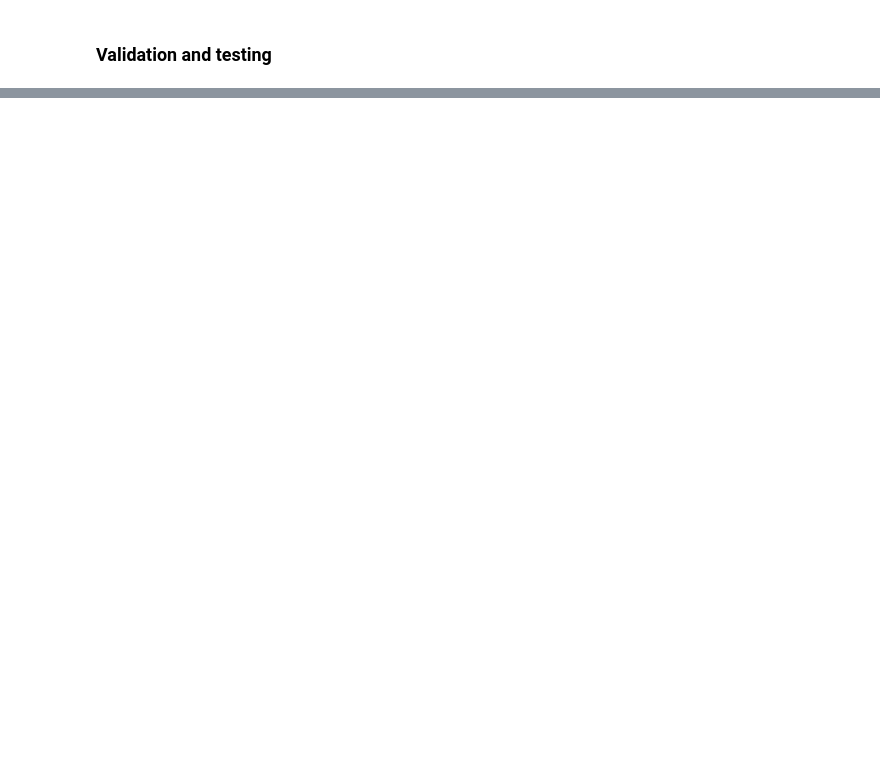
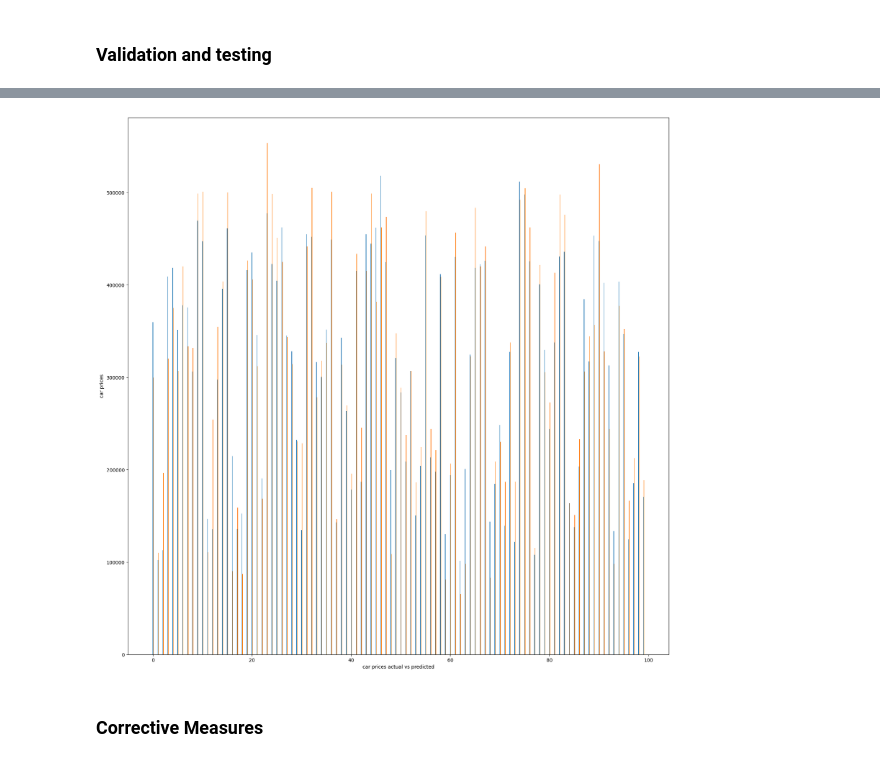
Before and after one commit to alihaider-ml/Deep_Learning_For_Computer_Vision, a Jupyter notebook: Deep_Learning_for_Computer_vision.ipynb, the cells around one changed output, grey strips where cells are left out. Drawn from its saved outputs; the diff is of its cells as text; code cells hidden in the pictures; blank space fills up the shorter version.

```diff
--- a/Deep_Learning_for_Computer_vision.ipynb
+++ b/Deep_Learning_for_Computer_vision.ipynb
@@ -1609,2 +1636,7 @@ model.evaluate(X,y)
 # %% [markdown]
 ### Validation and testing
+# %%
+TRAIN_RATIO = 0.80
+VAL_RATIO = 0.10
+TEST_RATIO = 0.10
+DATASET_SIZE = len(X)
@@ -1610,0 +1659,5 @@ model.evaluate(X,y)
+# %%
+X_test = X[int(DATASET_SIZE*(TRAIN_RATIO+VAL_RATIO)):]
+Y_test = y[int(DATASET_SIZE*(TRAIN_RATIO+VAL_RATIO)):]
+print(X_test.shape)
+print(Y_test.shape)
@@ -1610,0 +1696,3 @@ model.evaluate(X,y)
+# %%
+y_true = list(Y_test[:,0].numpy())
+Y_pred = list(model.predict(X_test)[:,0])
@@ -1610,0 +1701,18 @@ model.evaluate(X,y)
+# %%
+ind = np.arange(100)
+
+plt.figure(figsize=(20,20))
+
+width = 0.1
+
+plt.bar(ind, Y_pred, width, label='predicted_car_price')
+plt.bar(ind+width, y_true, width, label='actual_car_price')
+
+plt.xlabel('car prices actual vs predicted')
+plt.ylabel('car prices')
+
+plt.show()
+# %% [output]
+[figure, added]
+# %% [markdown]
+### Corrective Measures
```
Also changed, not shown: parts of 21 cells of this notebook.
